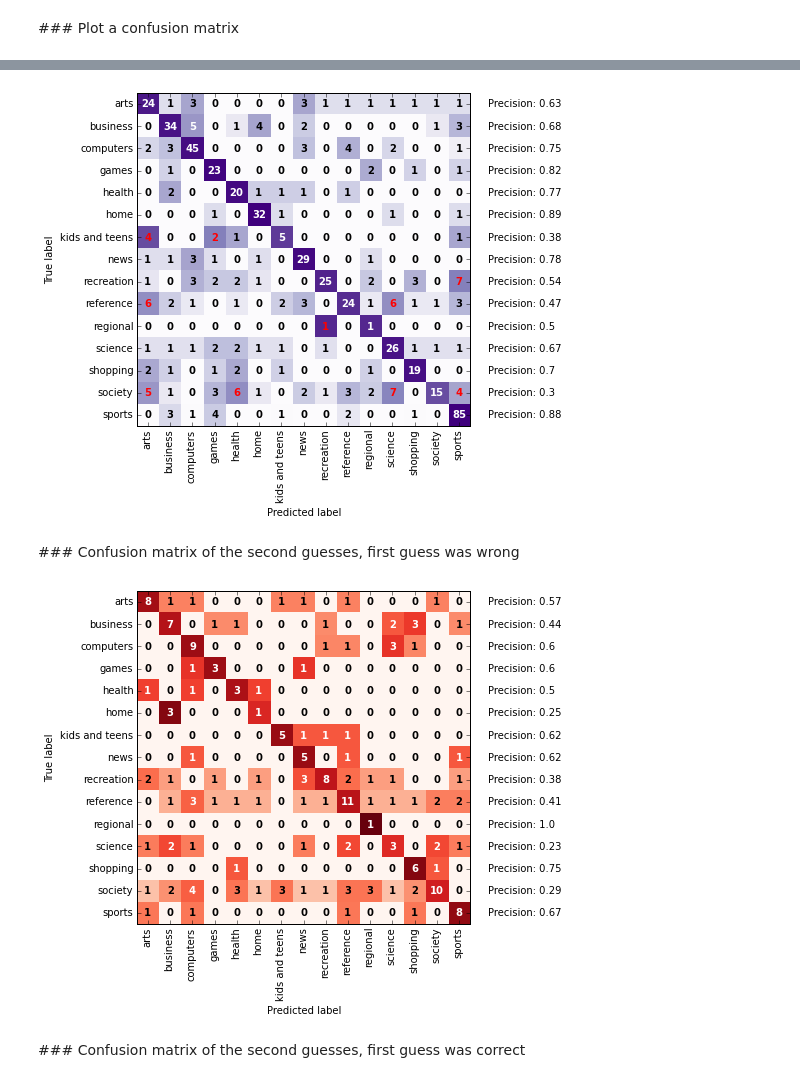
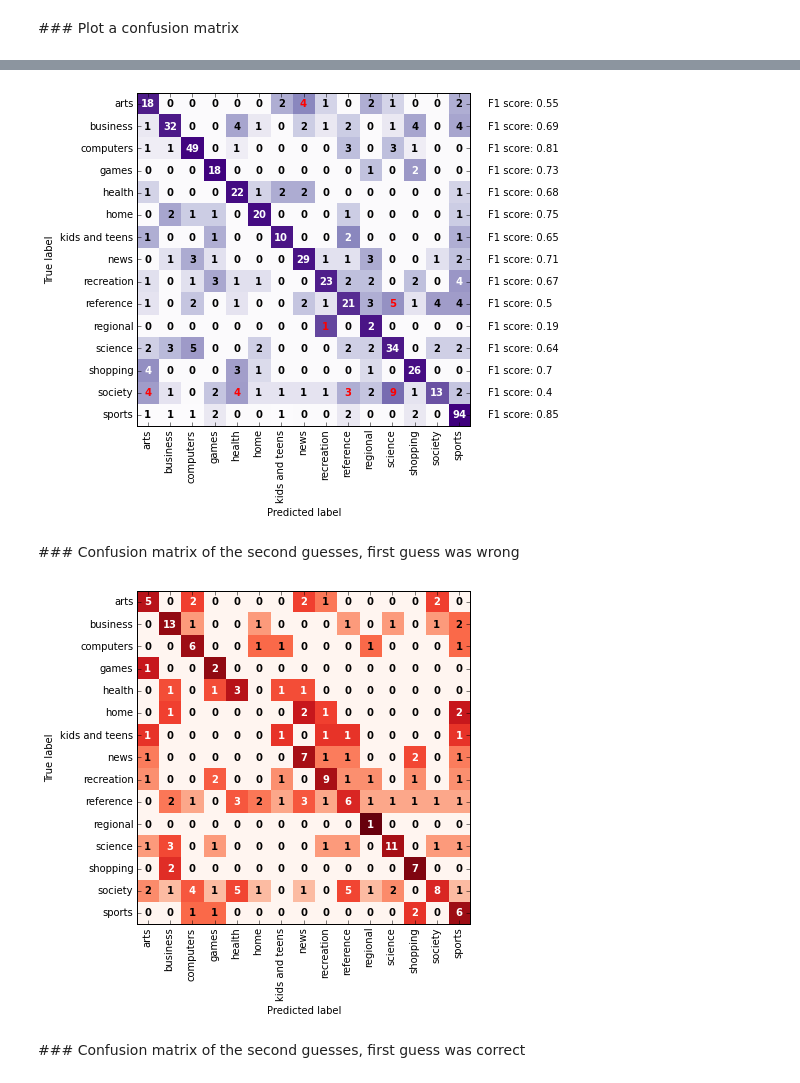
Before and after one commit to comp6028team17/gensim_testing, a Jupyter notebook: pipeline_union.ipynb, the cells around one changed output, grey strips where cells are left out. Saved outputs shown, nothing was run; the diff lists cells and outputs as text; code cells hidden in the pictures.

```diff
--- a/pipeline_union.ipynb
+++ b/pipeline_union.ipynb
@@ -49,10 +44,10 @@ X = zip(list(corpus), list(meta_corpus), merged_corpus)
 # Link topics to URLs
 meta = list(zip(dmoz_data['urls'], dmoz_data['dmoz_categories']))
 # Encode class labels
-classes, top_categories, dmoz_encoder = datastuff.encode_dmoz_categories(dmoz_data['dmoz_categories'], 0)
+classes, top_categories, dmoz_encoder = datastuff.encode_dmoz_categories(dmoz_data['dmoz_categories'], merged_corpus, level=0, minwords = 0)
 
 print max(classes)
-
+#X = [X[i] for i in nonempties]
 
 verbosity = 0
 # %% [output]
@@ -109,7 +64,7 @@ analysis.print_score_accuracy(scores)
 # %% [markdown]
 ### Find good parameter for C
 # %%
-clf = pipelines.make_classifier(dictionary, feature='tfidf', corp_type='both', classifier = 'svc_gridsearch')
-clf.fit(X, classes)
-print clf.steps[2][1].best_estimator_
-clf.steps[2][1].grid_scores_
+# clf = pipelines.make_classifier(dictionary, feature='tfidf', corp_type='both', classifier = 'svc_gridsearch')
+# clf.fit(X, classes)
+# print clf.steps[2][1].best_estimator_
+# clf.steps[2][1].grid_scores_
@@ -179,10 +115,10 @@ avg / total       0.70      0.68      0.67       600
 # %%
 cm = sklearn.metrics.confusion_matrix(dmoz_encoder.inverse_transform(y_test), dmoz_encoder.inverse_transform(predicted), dmoz_encoder.classes_)
-analysis.plot_confusion_matrix(cm, labels=dmoz_encoder.classes_, title=None, cmap=plt.cm.Purples)
+analysis.plot_confusion_matrix(cm, labels=dmoz_encoder.classes_, title=None, cmap=plt.cm.Purples, scores = sklearn.metrics.f1_score(y_test, predicted, average=None))
 plt.savefig('confusion_main.pdf', bbox_inches='tight')
 plt.show()
 # %% [output]
-[figure, old version]
+[figure, new version]
 # %% [markdown]
 ### Confusion matrix of the second guesses, first guess was wrong
 # %%
@@ -194,6 +130,6 @@ analysis.plot_confusion_matrix(cm, labels=dmoz_encoder.classes_, title=None, sho
 plt.savefig('confusion_first-was-wrong.pdf', bbox_inches='tight')
 plt.show()
 # %% [output]
-[figure, old version]
+[figure, new version]
 # %% [markdown]
 ### Confusion matrix of the second guesses, first guess was correct
```
Also changed, not shown: parts of 29 cells of this notebook, 4 other files.
